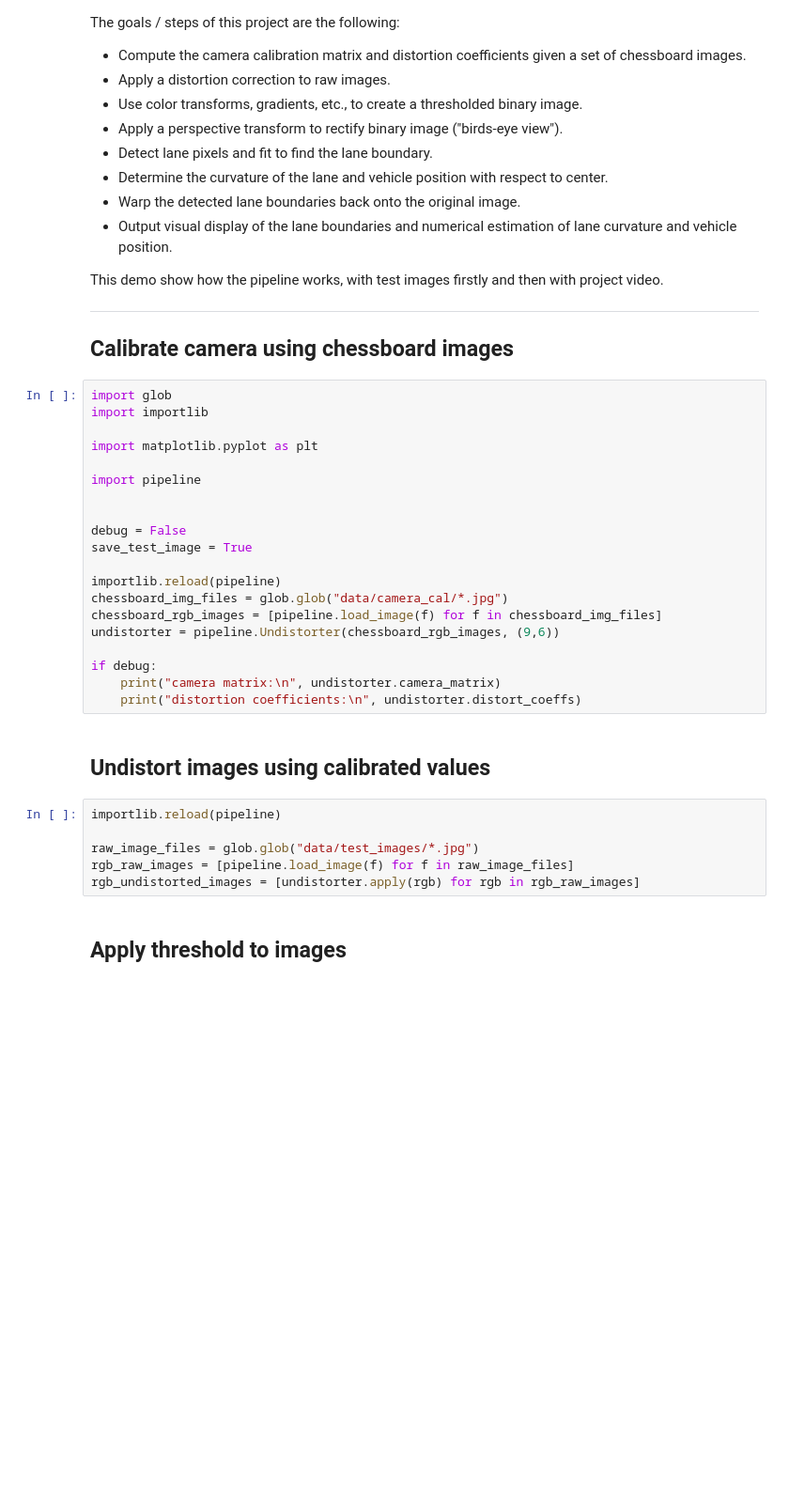
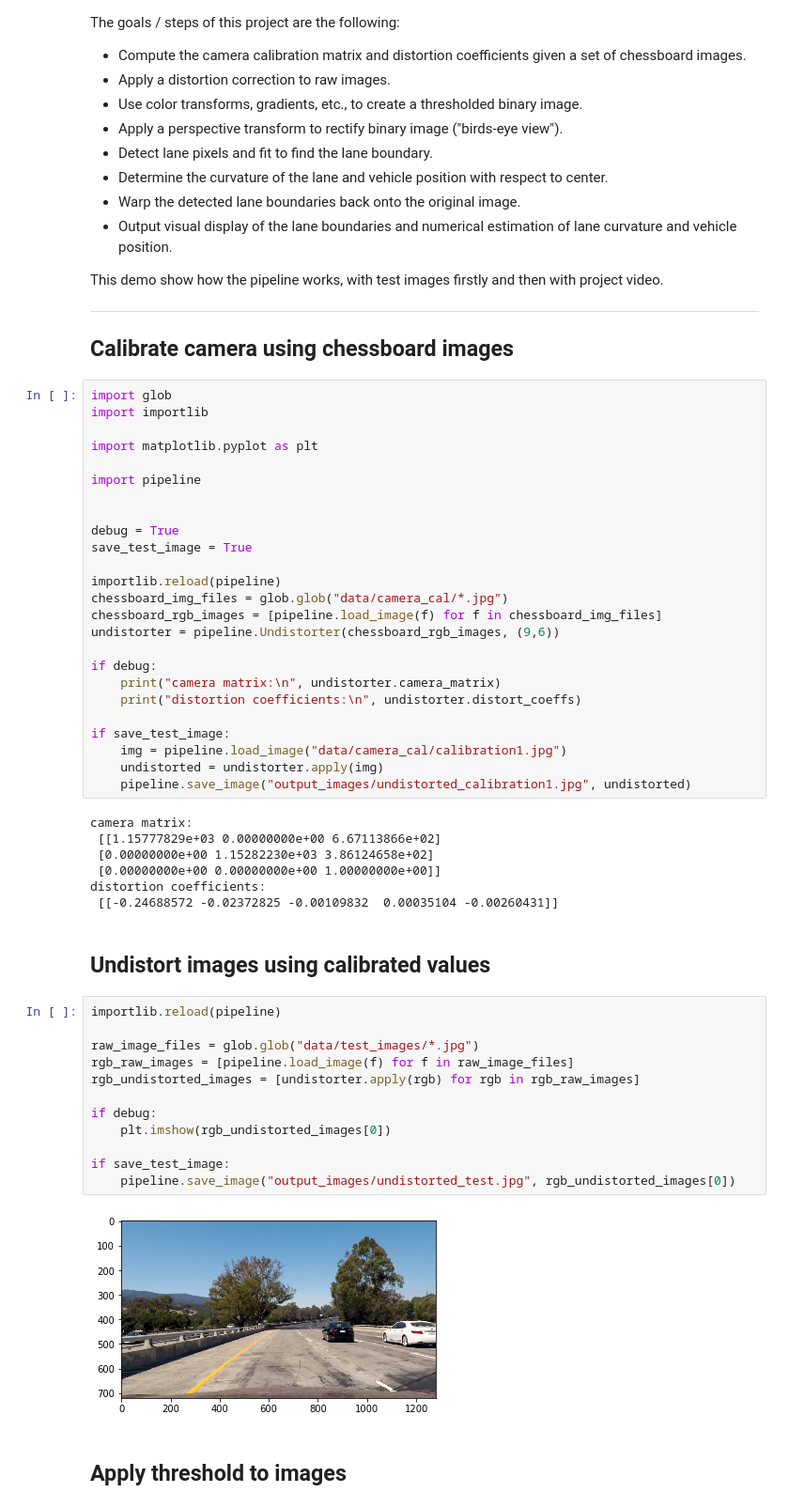
Before and after one commit to float168/CarND-Advanced-Lane-Lines, a Jupyter notebook: demo.ipynb, the cells around one changed output. Shown: that part at 94% size. Cells and saved outputs as stored; diff of their text form; blank space fills up the shorter version.

```diff
--- a/demo.ipynb
+++ b/demo.ipynb
@@ -25,7 +25,7 @@ import matplotlib.pyplot as plt
 import pipeline
 
 
-debug = False
+debug = True
 save_test_image = True
 
 importlib.reload(pipeline)
@@ -36,14 +36,34 @@ undistorter = pipeline.Undistorter(chessboard_rgb_images, (9,6))
 if debug:
     print("camera matrix:\n", undistorter.camera_matrix)
     print("distortion coefficients:\n", undistorter.distort_coeffs)
+
+if save_test_image:
+    img = pipeline.load_image("data/camera_cal/calibration1.jpg")
+    undistorted = undistorter.apply(img)
+    pipeline.save_image("output_images/undistorted_calibration1.jpg", undistorted)
+# %% [output]
+camera matrix:
+ [[1.15777829e+03 0.00000000e+00 6.67113866e+02]
+ [0.00000000e+00 1.15282230e+03 3.86124658e+02]
+ [0.00000000e+00 0.00000000e+00 1.00000000e+00]]
+distortion coefficients:
+ [[-0.24688572 -0.02372825 -0.00109832  0.00035104 -0.00260431]]
 # %% [markdown]
 ## Undistort images using calibrated values
 # %%
 importlib.reload(pipeline)
 
 raw_image_files = glob.glob("data/test_images/*.jpg")
 rgb_raw_images = [pipeline.load_image(f) for f in raw_image_files]
 rgb_undistorted_images = [undistorter.apply(rgb) for rgb in rgb_raw_images]
+
+if debug:
+    plt.imshow(rgb_undistorted_images[0])
+
+if save_test_image:
+    pipeline.save_image("output_images/undistorted_test.jpg", rgb_undistorted_images[0])
+# %% [output]
+[figure, added]
 # %% [markdown]
 ## Apply threshold to images
 # %%
```
Also changed, not shown: 5 other files.
